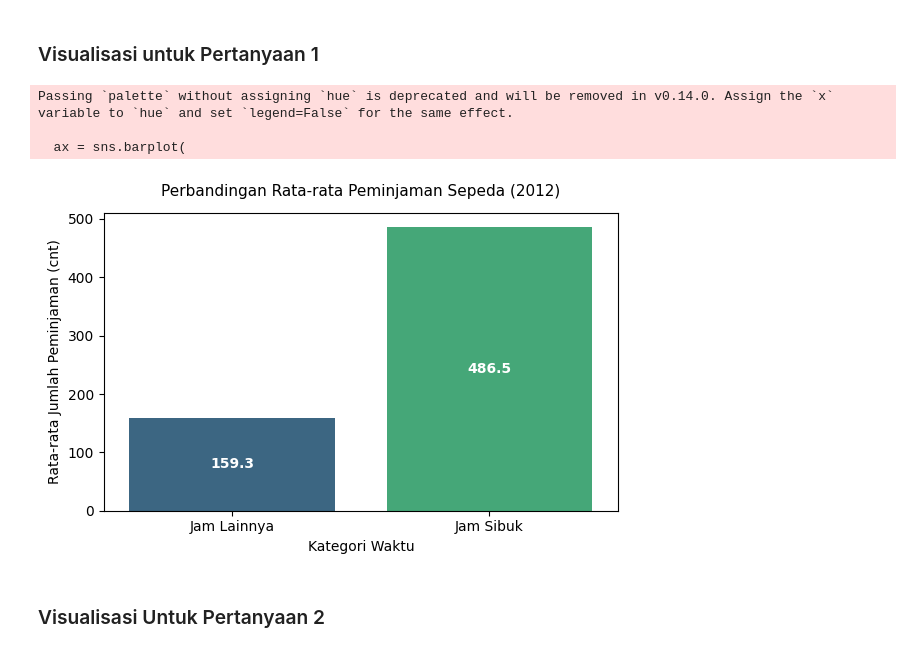
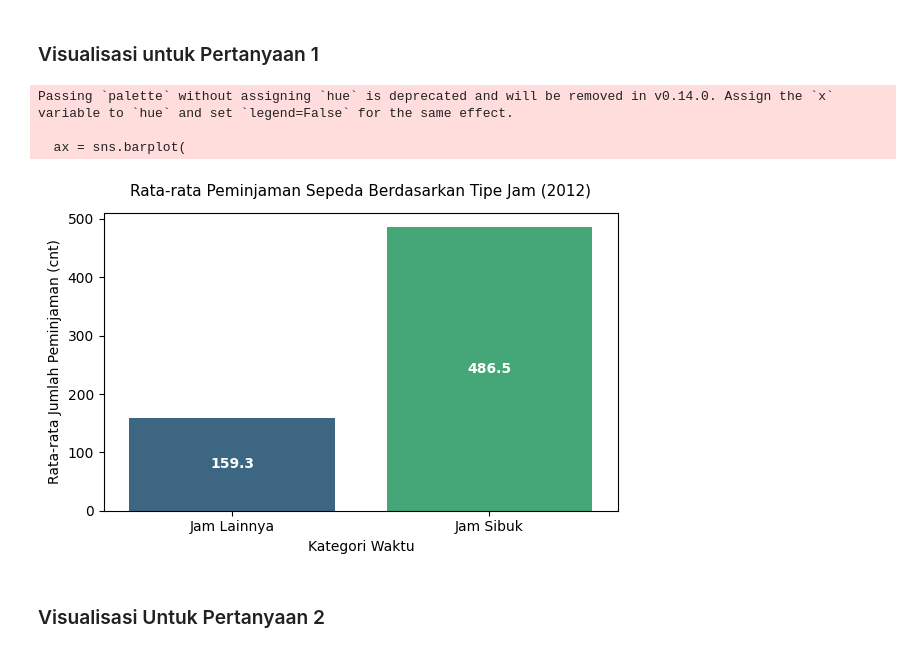
Before and after one commit to valselt/analisis-data-bikesharingdataset, a Jupyter notebook: Proyek_Analisis_Data_Muhammad Ivan Aldorino_Bike Sharing Dataset.ipynb, the cells around one changed output. Cells and saved outputs as stored; diff of their text form; code cells hidden in the pictures.

```diff
--- a/Proyek_Analisis_Data_Muhammad Ivan Aldorino_Bike Sharing Dataset.ipynb
+++ b/Proyek_Analisis_Data_Muhammad Ivan Aldorino_Bike Sharing Dataset.ipynb
@@ -478,33 +478,33 @@ Insight: Rata-rata penyewaan sepeda tahun 2011 sampai 2012 pada hari liburan leb
 # %%
 plt.figure(figsize=(6, 4))
 
 ax = sns.barplot(
     data=mean_cnt_rushhour,
     x='rushhour',
     y='cnt',
     palette='viridis'
 )
 
 ax.set_xticklabels(['Jam Lainnya', 'Jam Sibuk'])
 
-plt.title('Perbandingan Rata-rata Peminjaman Sepeda (2012)', fontsize=11, pad=12)
+plt.title('Rata-rata Peminjaman Sepeda Berdasarkan Tipe Jam (2012)', fontsize=11, pad=12)
 plt.xlabel('Kategori Waktu', fontsize=10)
 plt.ylabel('Rata-rata Jumlah Peminjaman (cnt)', fontsize=10)
 
 for p in ax.patches:
     ax.annotate(f"{p.get_height():.1f}",
                 (p.get_x() + p.get_width() / 2., p.get_height() / 2),
                 ha='center', va='center', fontsize=10, fontweight='bold',
                 color='white',
                 xytext=(0, 0), textcoords='offset points')
 
 plt.tight_layout()
 plt.show()
 # %% [output]
 Passing `palette` without assigning `hue` is deprecated and will be removed in v0.14.0. Assign the `x` variable to `hue` and set `legend=False` for the same effect.
 
   ax = sns.barplot(
-[figure, old version]
+[figure, new version]
 # %% [markdown]
 ### Visualisasi Untuk Pertanyaan 2
 # %%
```
Also changed, not shown: parts of 1 cell of this notebook, 2 other files.
